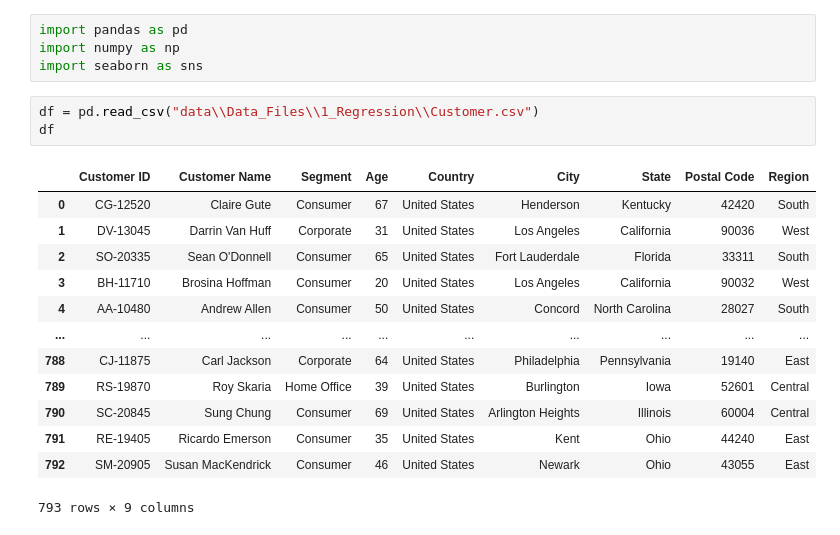
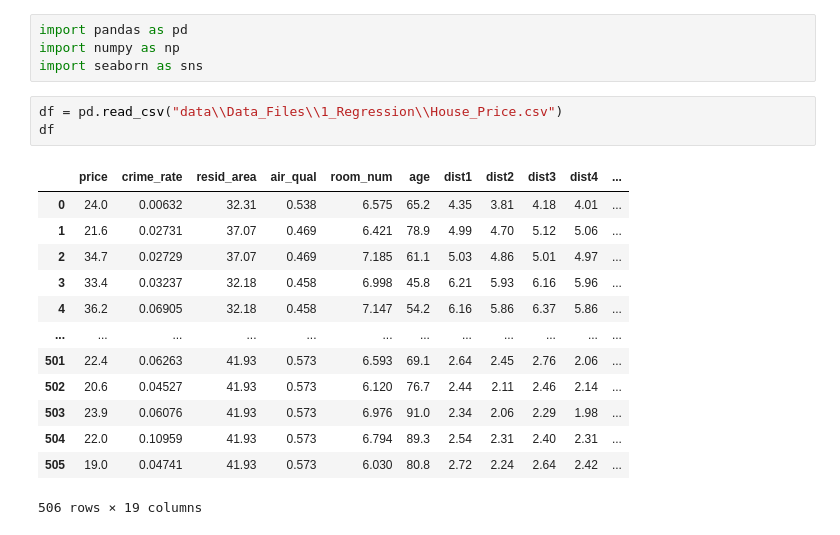
Before and after one commit to Sama-3l/MachineLearning, a Jupyter notebook: main.ipynb, the cells around one changed output. Saved outputs shown, nothing was run; the diff lists cells and outputs as text.

Commit message:
Data processing

```diff
--- a/main.ipynb
+++ b/main.ipynb
@@ -3,19 +3,19 @@ import pandas as pd
 import numpy as np
 import seaborn as sns
 # %%
-df = pd.read_csv("data\\Data_Files\\1_Regression\\Customer.csv")
+df = pd.read_csv("data\\Data_Files\\1_Regression\\House_Price.csv")
 df
 # %% [output]
-|  | Customer ID | Customer Name | Segment | Age | Country | City | State | Postal Code | Region |
-| 0 | CG-12520 | Claire Gute | Consumer | 67 | United States | Henderson | Kentucky | 42420 | South |
-| 1 | DV-13045 | Darrin Van Huff | Corporate | 31 | United States | Los Angeles | California | 90036 | West |
-| 2 | SO-20335 | Sean O'Donnell | Consumer | 65 | United States | Fort Lauderdale | Florida | 33311 | South |
-| 3 | BH-11710 | Brosina Hoffman | Consumer | 20 | United States | Los Angeles | California | 90032 | West |
-| 4 | AA-10480 | Andrew Allen | Consumer | 50 | United States | Concord | North Carolina | 28027 | South |
-| ... | ... | ... | ... | ... | ... | ... | ... | ... | ... |
-| 788 | CJ-11875 | Carl Jackson | Corporate | 64 | United States | Philadelphia | Pennsylvania | 19140 | East |
-| 789 | RS-19870 | Roy Skaria | Home Office | 39 | United States | Burlington | Iowa | 52601 | Central |
-| 790 | SC-20845 | Sung Chung | Consumer | 69 | United States | Arlington Heights | Illinois | 60004 | Central |
-| 791 | RE-19405 | Ricardo Emerson | Consumer | 35 | United States | Kent | Ohio | 44240 | East |
-| 792 | SM-20905 | Susan MacKendrick | Consumer | 46 | United States | Newark | Ohio | 43055 | East |
+|  | price | crime_rate | resid_area | air_qual | room_num | age | dist1 | dist2 | dist3 | dist4 | ... |
+| 0 | 24.0 | 0.00632 | 32.31 | 0.538 | 6.575 | 65.2 | 4.35 | 3.81 | 4.18 | 4.01 | ... |
+| 1 | 21.6 | 0.02731 | 37.07 | 0.469 | 6.421 | 78.9 | 4.99 | 4.70 | 5.12 | 5.06 | ... |
+| 2 | 34.7 | 0.02729 | 37.07 | 0.469 | 7.185 | 61.1 | 5.03 | 4.86 | 5.01 | 4.97 | ... |
+| 3 | 33.4 | 0.03237 | 32.18 | 0.458 | 6.998 | 45.8 | 6.21 | 5.93 | 6.16 | 5.96 | ... |
+| 4 | 36.2 | 0.06905 | 32.18 | 0.458 | 7.147 | 54.2 | 6.16 | 5.86 | 6.37 | 5.86 | ... |
+| ... | ... | ... | ... | ... | ... | ... | ... | ... | ... | ... | ... |
+| 501 | 22.4 | 0.06263 | 41.93 | 0.573 | 6.593 | 69.1 | 2.64 | 2.45 | 2.76 | 2.06 | ... |
+| 502 | 20.6 | 0.04527 | 41.93 | 0.573 | 6.120 | 76.7 | 2.44 | 2.11 | 2.46 | 2.14 | ... |
+| 503 | 23.9 | 0.06076 | 41.93 | 0.573 | 6.976 | 91.0 | 2.34 | 2.06 | 2.29 | 1.98 | ... |
+| 504 | 22.0 | 0.10959 | 41.93 | 0.573 | 6.794 | 89.3 | 2.54 | 2.31 | 2.40 | 2.31 | ... |
+| 505 | 19.0 | 0.04741 | 41.93 | 0.573 | 6.030 | 80.8 | 2.72 | 2.24 | 2.64 | 2.42 | ... |
-793 rows × 9 columns
+506 rows × 19 columns
```
Also changed, not shown: parts of 14 cells of this notebook.
